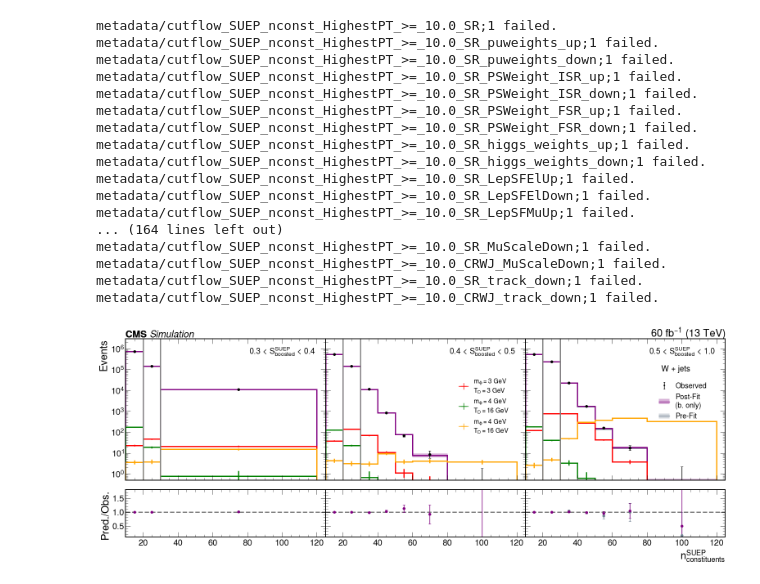
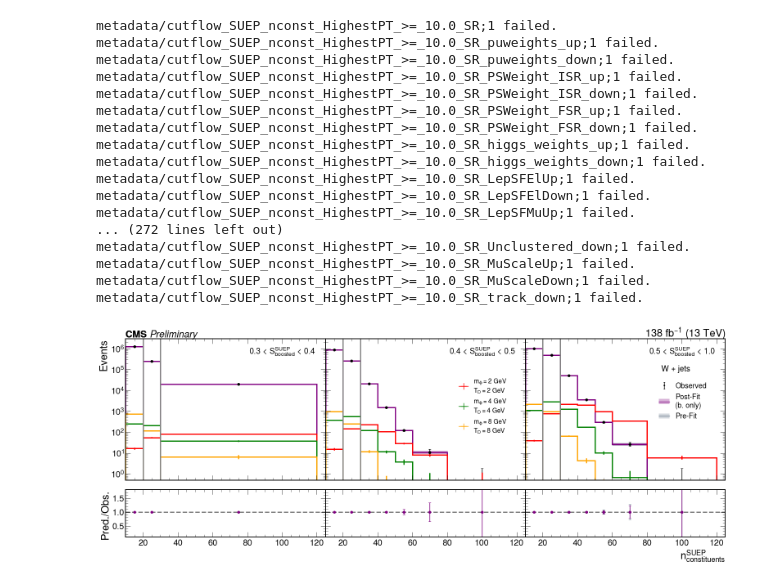
Before and after one commit to SUEPPhysics/SUEPLimits, a Jupyter notebook: notebook_tools/wh_prefit_postfit.ipynb, the cells around one changed output. Cells and saved outputs as stored; diff of their text form; code cells hidden in the pictures.

```diff
--- a/notebook_tools/wh_prefit_postfit.ipynb
+++ b/notebook_tools/wh_prefit_postfit.ipynb
@@ -26,8 +22,11 @@ matplotlib.rcParams['figure.facecolor'] = 'white'
 plt.rcParams['figure.dpi'] = 70
 plt.style.use(hep.style.CMS)
 hep.style.use("CMS")
+# %%
+AN_label = "/home/submit/"+os.environ['USER']+"/SUEP/AN-23-183/images/{}.pdf"
+save_to_AN = True
 # %%
-filename = "../WH_11_5/cards-SUEP_mS125.000_mPhi3.000_T3.000_modegeneric/fitDiagnostics.root"  # replace with your actual ROOT file path
+filename = "../cards/WH_11_24_combinedEras/cards-SUEP_mS125.000_mPhi3.000_T3.000_modegeneric/fitDiagnosticsTest.root"  # replace with your actual ROOT file path
 file = uproot.open(filename)
 # %%
 def compute_poisson_interval(values, confidence=0.6827):
@@ -336,13 +351,13 @@ def make_postfit(plot_objs, region='', add_signals=False):
 
     return fig, (ax1, ax2, ax3), (ax1r, ax2r, ax3r)
 # %%
-years = ['2018']
+years = ['all']
 bins = [
     'sr0','sr1','sr2','sr3','sr4',
     'crF0','crF1','crF2','crF3','crF4',
     'crA', 'crB', 'crC', 'crD', 'crE', 'crG', 'crH',
 ]
-regions = ['WJHS', 'WJLS', 'GJHS', 'GJLS']
+regions = ['WJHS']
 
 payload, payload_err = read_post_fit_file(file, bins, years, regions)
 payload
@@ -388,65 +403,66 @@ payload_err
 WJHS_plot_objs = create_plot_objects(payload['WJHS'], payload_err['WJHS'])
 WJHSfig, WJHSaxs, WJHSaxrs = make_postfit(WJHS_plot_objs, region='WJHS', add_signals=True)
 WJHSaxs[2].text(0.68, 0.77, 'W + jets',
             fontsize=20, transform=WJHSaxs[2].transAxes)
 cms = WJHSaxs[0].text(
     0.0, 1.01, u"CMS ",
     fontsize=24, fontweight='bold',
     transform=WJHSaxs[0].transAxes,
     horizontalalignment='left'
 )
 simulation = WJHSaxs[0].text(
-    0.12, 1.01, u"Simulation",
+    0.12, 1.01, u"Preliminary",
     fontsize=24, fontstyle='italic',
     transform=WJHSaxs[0].transAxes,
     horizontalalignment='left'
 )
-WJLS_plot_objs = create_plot_objects(payload['WJLS'], payload_err['WJLS'])
-WJLSfig, WJLSaxs, WJLSaxrs = make_postfit(WJLS_plot_objs, region='WJLS')
-WJLSaxrs[2].text(0.68, 0.77, 'W + jets',
-            fontsize=20, transform=WJLSaxrs[2].transAxes)
-cms = WJLSaxs[0].text(
-    0.0, 1.01, u"CMS ",
-    fontsize=24, fontweight='bold',
-    transform=WJLSaxs[0].transAxes,
-    horizontalalignment='left'
-)
-GJLS_plot_objs = create_plot_objects(payload['GJLS'], payload_err['GJLS'])
-GJLSfig, GJLSaxs, GJLSaxrs = make_postfit(GJLS_plot_objs, region='GJLS')
-GJLSaxs[2].text(0.68, 0.77, '$\gamma$ + jets',
-            fontsize=20, transform=GJLSaxs[2].transAxes)
-cms = GJLSaxs[0].text(
-    0.0, 1.01, u"CMS ",
-    fontsize=24, fontweight='bold',
-    transform=GJLSaxs[0].transAxes,
-    horizontalalignment='left'
-)
-GJHS_plot_objs = create_plot_objects(payload['GJHS'], payload_err['GJHS'])
-GJHSfig, GJHSaxs, GJHSaxrs = make_postfit(GJHS_plot_objs, region='GJHS')
-GJHSaxs[2].text(0.68, 0.77, '$\gamma$ + jets',
-            fontsize=20, transform=GJHSaxs[2].transAxes)
-cms = GJHSaxs[0].text(
-    0.0, 1.01, u"CMS ",
-    fontsize=24, fontweight='bold',
-    transform=GJHSaxs[0].transAxes,
-    horizontalalignment='left'
-)
+if save_to_AN: WJHSfig.savefig(AN_label.format('prepostfit'))
+# WJLS_plot_objs = create_plot_objects(payload['WJLS'], payload_err['WJLS'])
+# WJLSfig, WJLSaxs, WJLSaxrs = make_postfit(WJLS_plot_objs, region='WJLS')
+# WJLSaxrs[2].text(0.68, 0.77, 'W + jets',
+#             fontsize=20, transform=WJLSaxrs[2].transAxes)
+# cms = WJLSaxs[0].text(
+#     0.0, 1.01, u"CMS ",
+#     fontsize=24, fontweight='bold',
+#     transform=WJLSaxs[0].transAxes,
+#     horizontalalignment='left'
+# )
+# GJLS_plot_objs = create_plot_objects(payload['GJLS'], payload_err['GJLS'])
+# GJLSfig, GJLSaxs, GJLSaxrs = make_postfit(GJLS_plot_objs, region='GJLS')
+# GJLSaxs[2].text(0.68, 0.77, '$\gamma$ + jets',
+#             fontsize=20, transform=GJLSaxs[2].transAxes)
+# cms = GJLSaxs[0].text(
+#     0.0, 1.01, u"CMS ",
+#     fontsize=24, fontweight='bold',
+#     transform=GJLSaxs[0].transAxes,
+#     horizontalalignment='left'
+# )
+# GJHS_plot_objs = create_plot_objects(payload['GJHS'], payload_err['GJHS'])
+# GJHSfig, GJHSaxs, GJHSaxrs = make_postfit(GJHS_plot_objs, region='GJHS')
+# GJHSaxs[2].text(0.68, 0.77, '$\gamma$ + jets',
+#             fontsize=20, transform=GJHSaxs[2].transAxes)
+# cms = GJHSaxs[0].text(
+#     0.0, 1.01, u"CMS ",
+#     fontsize=24, fontweight='bold',
+#     transform=GJHSaxs[0].transAxes,
+#     horizontalalignment='left'
+# )
 # %% [output]
 metadata/cutflow_SUEP_nconst_HighestPT_>=_10.0_SR;1 failed.
 metadata/cutflow_SUEP_nconst_HighestPT_>=_10.0_SR_puweights_up;1 failed.
 metadata/cutflow_SUEP_nconst_HighestPT_>=_10.0_SR_puweights_down;1 failed.
 metadata/cutflow_SUEP_nconst_HighestPT_>=_10.0_SR_PSWeight_ISR_up;1 failed.
 metadata/cutflow_SUEP_nconst_HighestPT_>=_10.0_SR_PSWeight_ISR_down;1 failed.
 metadata/cutflow_SUEP_nconst_HighestPT_>=_10.0_SR_PSWeight_FSR_up;1 failed.
 metadata/cutflow_SUEP_nconst_HighestPT_>=_10.0_SR_PSWeight_FSR_down;1 failed.
 metadata/cutflow_SUEP_nconst_HighestPT_>=_10.0_SR_higgs_weights_up;1 failed.
 metadata/cutflow_SUEP_nconst_HighestPT_>=_10.0_SR_higgs_weights_down;1 failed.
 metadata/cutflow_SUEP_nconst_HighestPT_>=_10.0_SR_LepSFElUp;1 failed.
 metadata/cutflow_SUEP_nconst_HighestPT_>=_10.0_SR_LepSFElDown;1 failed.
 metadata/cutflow_SUEP_nconst_HighestPT_>=_10.0_SR_LepSFMuUp;1 failed.
-... (164 lines left out)
+... (272 lines left out)
+metadata/cutflow_SUEP_nconst_HighestPT_>=_10.0_SR_Unclustered_down;1 failed.
+metadata/cutflow_SUEP_nconst_HighestPT_>=_10.0_SR_MuScaleUp;1 failed.
 metadata/cutflow_SUEP_nconst_HighestPT_>=_10.0_SR_MuScaleDown;1 failed.
-metadata/cutflow_SUEP_nconst_HighestPT_>=_10.0_CRWJ_MuScaleDown;1 failed.
 metadata/cutflow_SUEP_nconst_HighestPT_>=_10.0_SR_track_down;1 failed.
-metadata/cutflow_SUEP_nconst_HighestPT_>=_10.0_CRWJ_track_down;1 failed.
-[figure, old version]
+[figure, new version]
```
Also changed, not shown: parts of 5 cells of this notebook, 15 other files.
